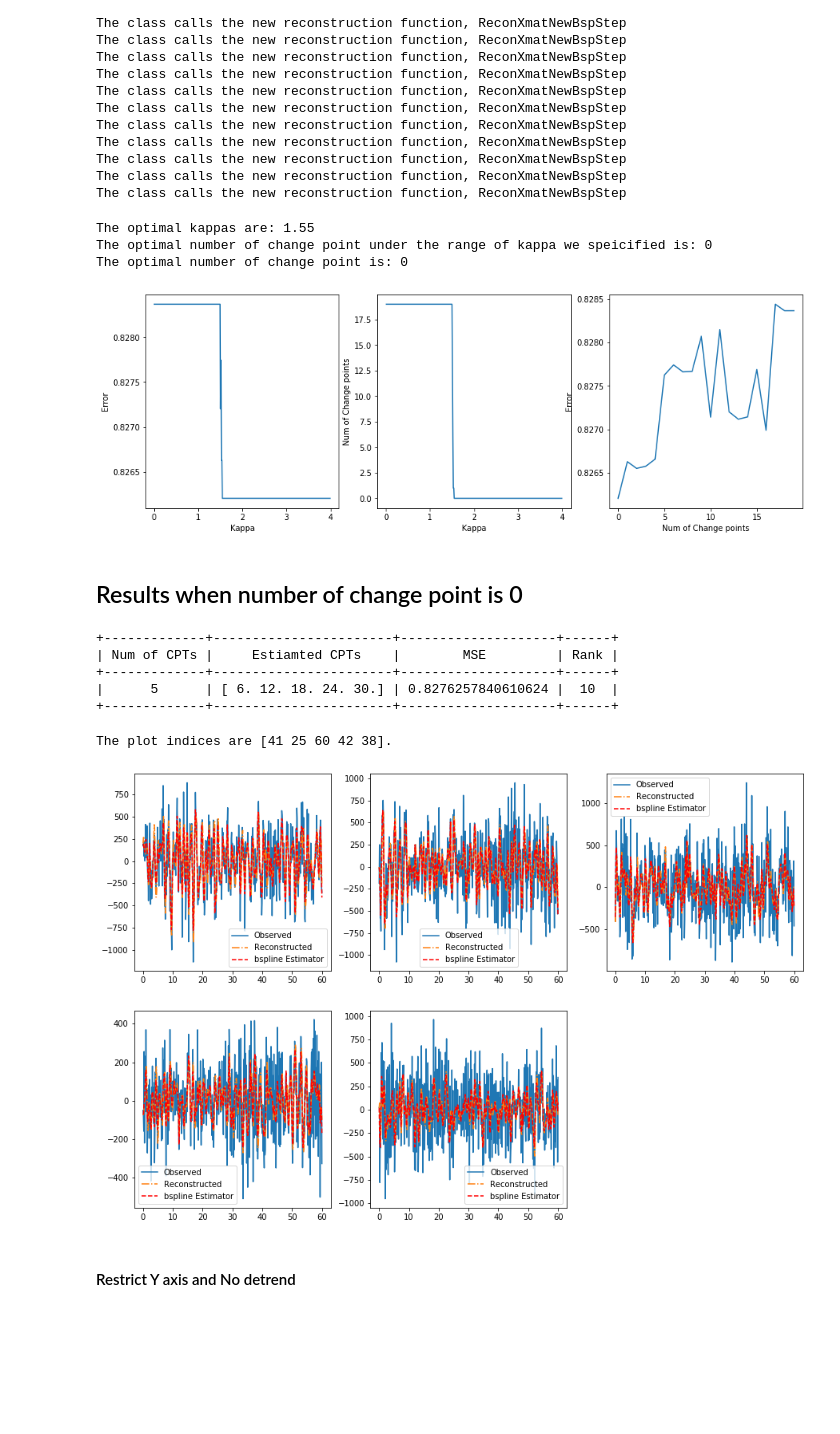
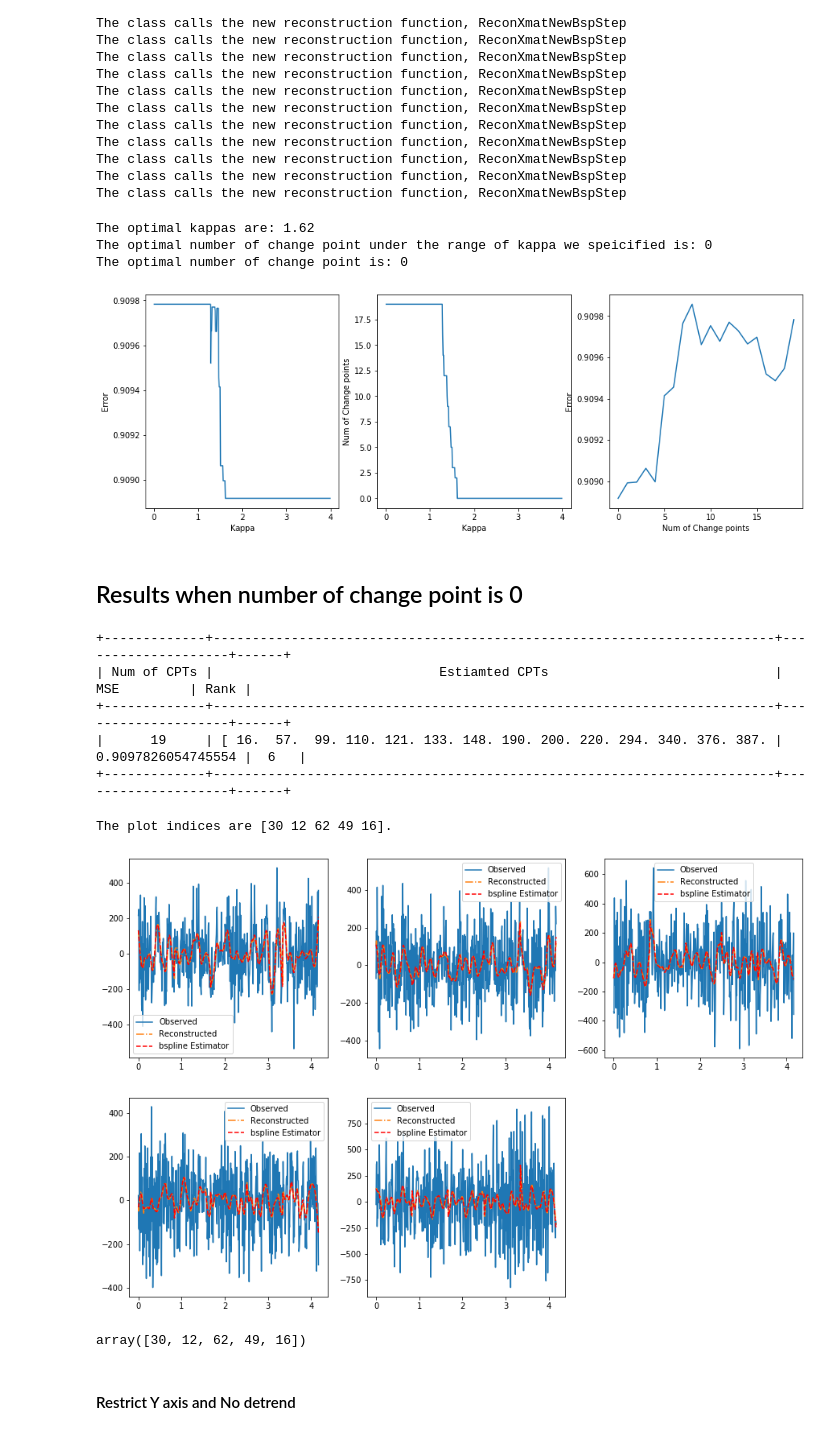
Before and after one commit to JINhuaqing/TVDN-simu, a Jupyter notebook: realdata/MEG1SmallSample.ipynb, the cells around one changed output. Saved outputs shown, nothing was run; the diff lists cells and outputs as text; code cells hidden in the pictures; blank space fills up the shorter version.

```diff
--- a/realdata/MEG1SmallSample.ipynb
+++ b/realdata/MEG1SmallSample.ipynb
@@ -1072,8 +1072,8 @@ for i, idx, in enumerate(idxs):
 In the model, $y=\frac{X_t-X_{t-1}}{dt}$
 # %%
 MEGBspDetNM = TVDNDetect1(Ymat=smallMEG, ReconXmat=ReconXmatNewBspStep, numStep=1,
-                        saveDir=None, dataType="MEG", Lmin=4, downRate=5, fct=1, T=2,
-                        fName="subj1_HPF_EdgeRM_6", r=10, kappa=2.65, freq=120,
-                          lamb=1e-6, decimateRate=None, is_detrend=True)
+                        saveDir=None, dataType="MEG", Lmin=10, downRate=5, fct=0.5, T=2,
+                        fName="subj1_HPF_EdgeRM_6", r=6, kappa=2.65, freq=120,
+                          lamb=1e-4, decimateRate=None, is_detrend=True)
 # %% [output]
 The parameters for detection are:
@@ -1140,13 +1139,13 @@ print("The optimal kappas are:", MEGBspDetNM.optKappa)
 print("The optimal number of change point under the range of kappa we speicified is:", MEGBspDetNM.optKappaOptNumChg)
 print("The optimal number of change point is:", MEGBspDetNM.optNumChg)
 # %% [output]
-The optimal kappas are: 1.55
+The optimal kappas are: 1.62
 The optimal number of change point under the range of kappa we speicified is: 0
 The optimal number of change point is: 0
 # %%
 MEGBspDetNM.PlotKappaErrCurve()
 # %% [output]
-[figure, old version]
+[figure, new version]
 # %% [markdown]
 ##  Results when number of change point is 0
 # %%
@@ -1154,16 +1153,17 @@ MEGBspDetNM.UpdateEcpts(numChg=5)
 # %%
 print(MEGBspDetNM)
 # %% [output]
-+-------------+-----------------------+--------------------+------+
-| Num of CPTs |     Estiamted CPTs    |        MSE         | Rank |
-+-------------+-----------------------+--------------------+------+
-|      5      | [ 6. 12. 18. 24. 30.] | 0.8276257840610624 |  10  |
-+-------------+-----------------------+--------------------+------+
++-------------+------------------------------------------------------------------------+--------------------+------+
+| Num of CPTs |                             Estiamted CPTs                             |        MSE         | Rank |
++-------------+------------------------------------------------------------------------+--------------------+------+
+|      19     | [ 16.  57.  99. 110. 121. 133. 148. 190. 200. 220. 294. 340. 376. 387. | 0.9097826054745554 |  6   |
++-------------+------------------------------------------------------------------------+--------------------+------+
 # %%
-idxs = MEGBspDetNM.PlotRecCurve(is_smoothCurve=1, saveFigPath=None)
+MEGBspDetNM.PlotRecCurve(idxs=idxs, is_smoothCurve=1, saveFigPath=None)
 # %% [output]
-The plot indices are [41 25 60 42 38].
+The plot indices are [30 12 62 49 16].
-[figure, old version]
+[figure, new version]
+array([30, 12, 62, 49, 16])
 # %% [markdown]
 #### Restrict Y axis and No detrend
 # %%
```
Also changed, not shown: parts of 4 cells of this notebook, 1 other file.
